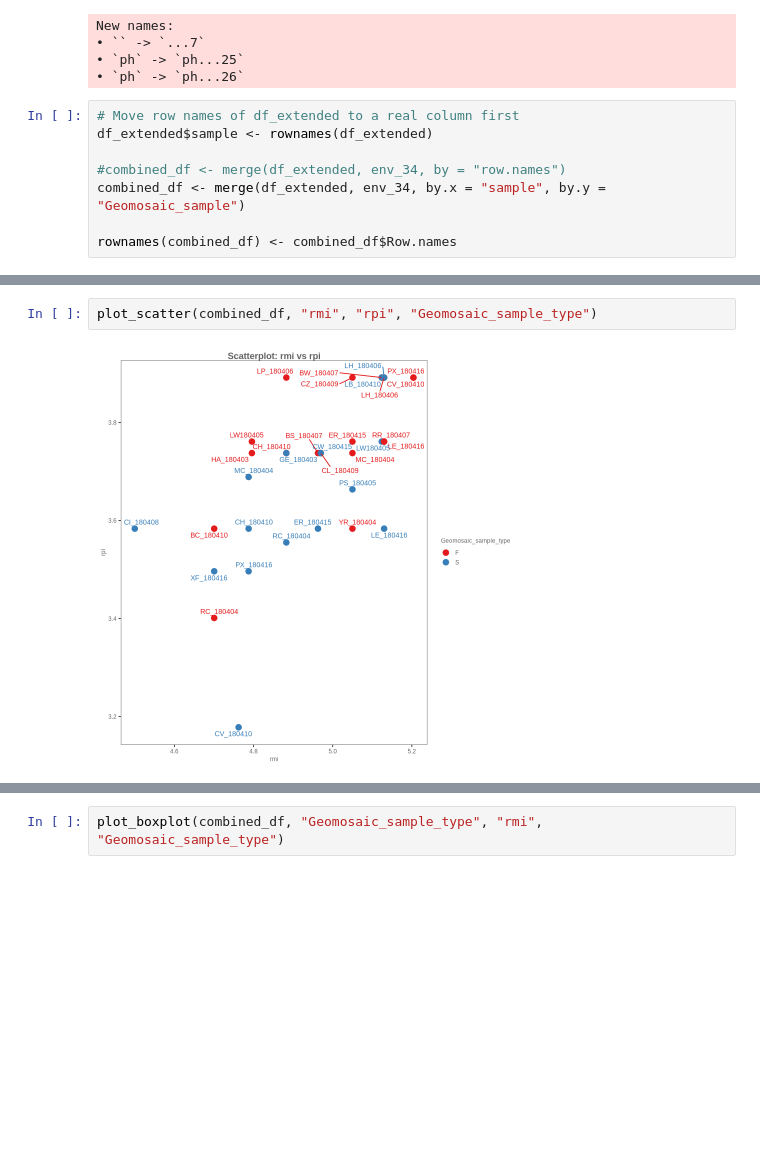
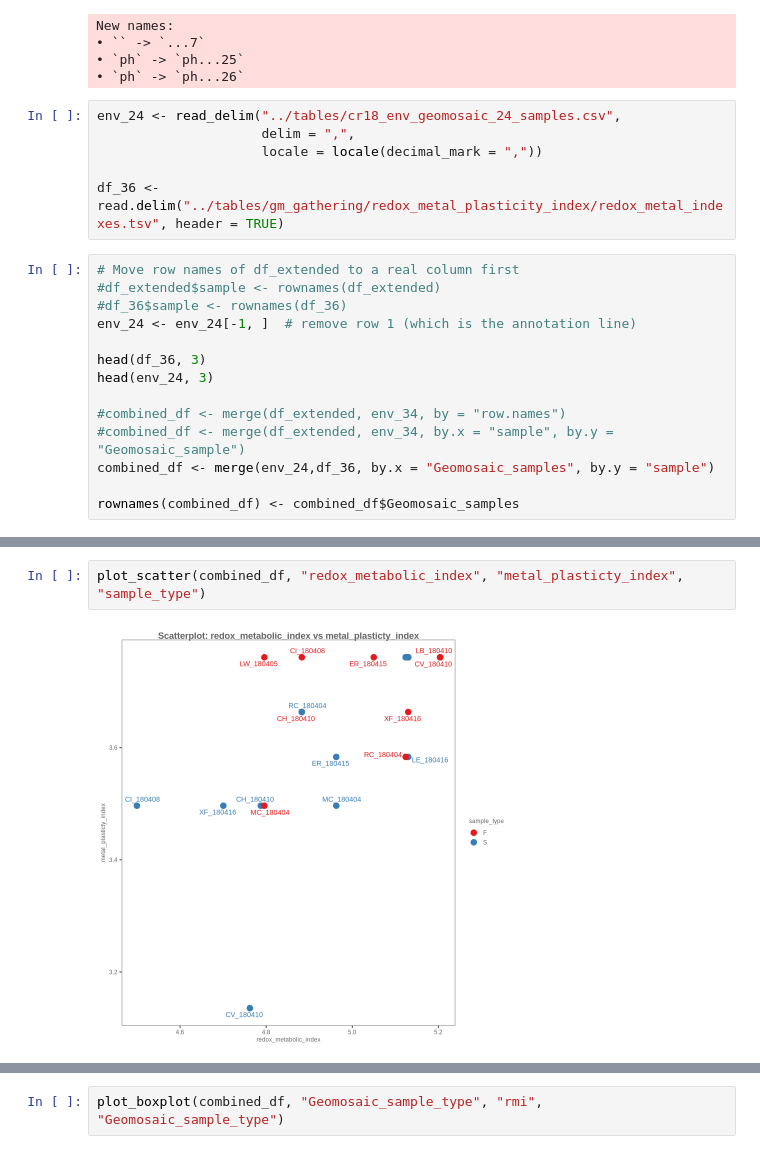
Before and after one commit to EdoT99/geomosaic_cookbook, a Jupyter notebook: notebooks/geomosaic_rmi-rpi-indexes.ipynb, the cells around one changed output, grey strips where cells are left out. Cells and saved outputs as stored; diff of their text form; blank space fills up the shorter version.

Commit message:
updated plots

```diff
--- a/notebooks/geomosaic_rmi-rpi-indexes.ipynb
+++ b/notebooks/geomosaic_rmi-rpi-indexes.ipynb
@@ -170,11 +170,23 @@ New names:
 • `` -> `...7`
 • `ph` -> `ph...25`
 • `ph` -> `ph...26`
+# %%
+env_24 <- read_delim("../tables/cr18_env_geomosaic_24_samples.csv",
+                     delim = ",",
+                     locale = locale(decimal_mark = ","))
+
+df_36 <- read.delim("../tables/gm_gathering/redox_metal_plasticity_index/redox_metal_indexes.tsv", header = TRUE)
 # %%
 # Move row names of df_extended to a real column first
-df_extended$sample <- rownames(df_extended)
+#df_extended$sample <- rownames(df_extended)
+#df_36$sample <- rownames(df_36)
+env_24 <- env_24[-1, ]  # remove row 1 (which is the annotation line)
+
+head(df_36, 3)
+head(env_24, 3)
 
 #combined_df <- merge(df_extended, env_34, by = "row.names")
-combined_df <- merge(df_extended, env_34, by.x = "sample", by.y = "Geomosaic_sample")
+#combined_df <- merge(df_extended, env_34, by.x = "sample", by.y = "Geomosaic_sample")
+combined_df <- merge(env_24,df_36, by.x = "Geomosaic_samples", by.y = "sample")
 
-rownames(combined_df) <- combined_df$Row.names
+rownames(combined_df) <- combined_df$Geomosaic_samples
@@ -181,4 +255,4 @@ rownames(combined_df) <- combined_df$Row.names
 # %%
-plot_scatter(combined_df, "rmi", "rpi", "Geomosaic_sample_type")
+plot_scatter(combined_df, "redox_metabolic_index", "metal_plasticty_index", "sample_type")
 # %% [output]
-[figure, old version]
+[figure, new version]
```
Also changed, not shown: parts of 16 cells of this notebook.
